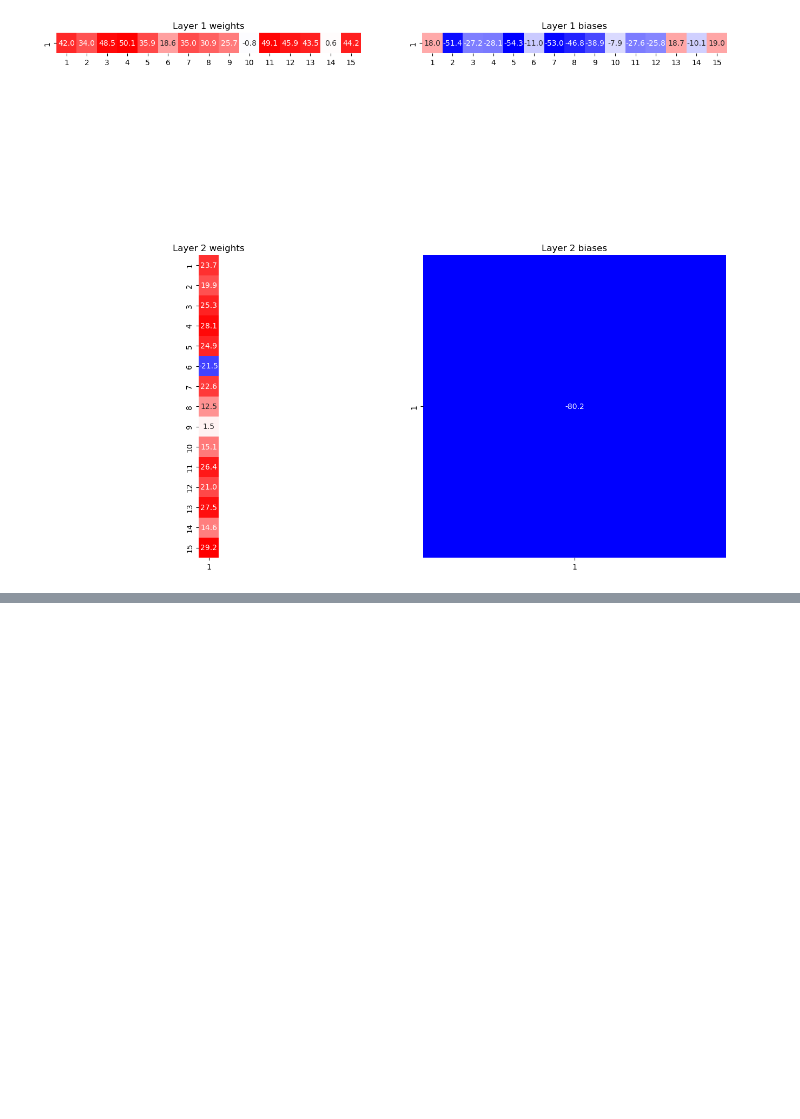
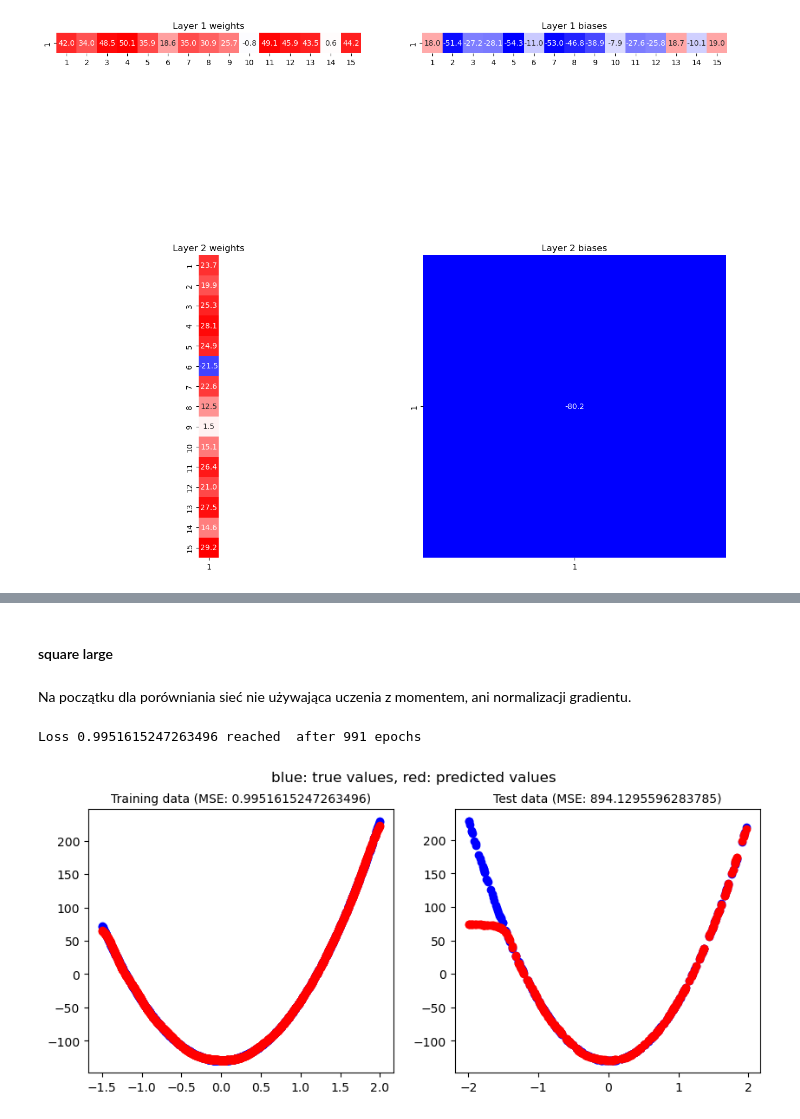
Before and after one commit to skowronskid/Computational-Analysis-Methods, a Jupyter notebook: NN/main.ipynb, the cells around one changed output, grey strips where cells are left out. Drawn from its saved outputs; the diff is of its cells as text; code cells hidden in the pictures; blank space fills up the shorter version.

```diff
--- a/NN/main.ipynb
+++ b/NN/main.ipynb
@@ -682,0 +453,16 @@ Epoch 50000/50000, Loss: 1.0265753133532383
+# %% [markdown]
+#### square large
+# %%
+from MLP import *
+np.random.seed(1234)
+df_train = pd.read_csv("data/regression/square-large-training.csv",index_col=0)
+df_test = pd.read_csv("data/regression/square-large-test.csv",index_col=0)
+# %% [markdown]
+Na początku dla porówniania sieć nie używająca uczenia z momentem, ani normalizacji gradientu.
+# %%
+mlp = MLP(input_dim=1, output_dim=1, hidden_dims=[30])
+times0, mse0, epochs0 = mlp.fit(df_train["x"],df_train["y"], epochs=2000, learning_rate=0.005,normalisation_coef=0, momentum_coef=0, batch_size=32, loss_stop=1)
+plot_predictions(mlp, df_train, df_test)
+# %% [output]
+Loss 0.9951615247263496 reached  after 991 epochs
+[figure, added]
```
Also changed, not shown: parts of 18 cells of this notebook, 1 other file.
